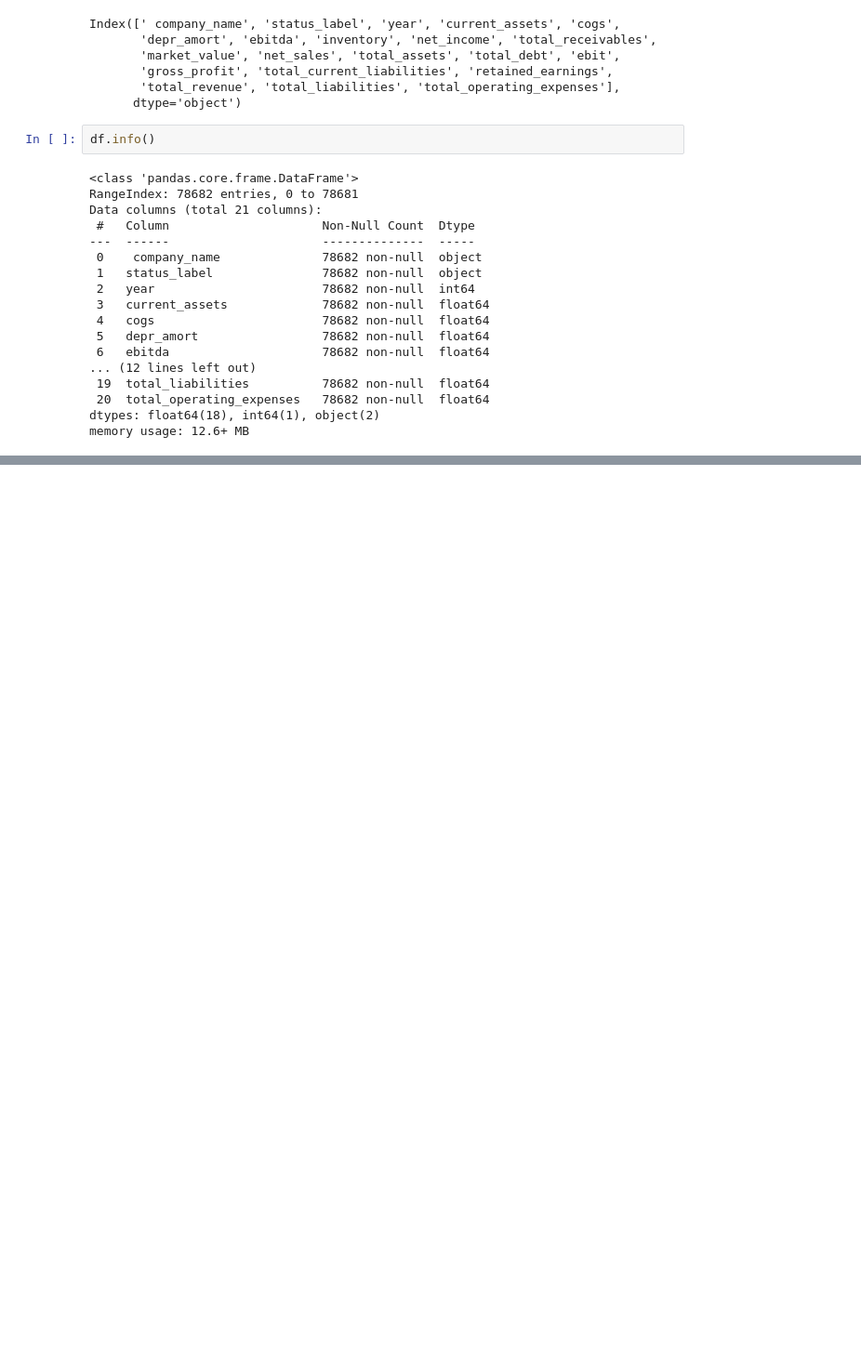
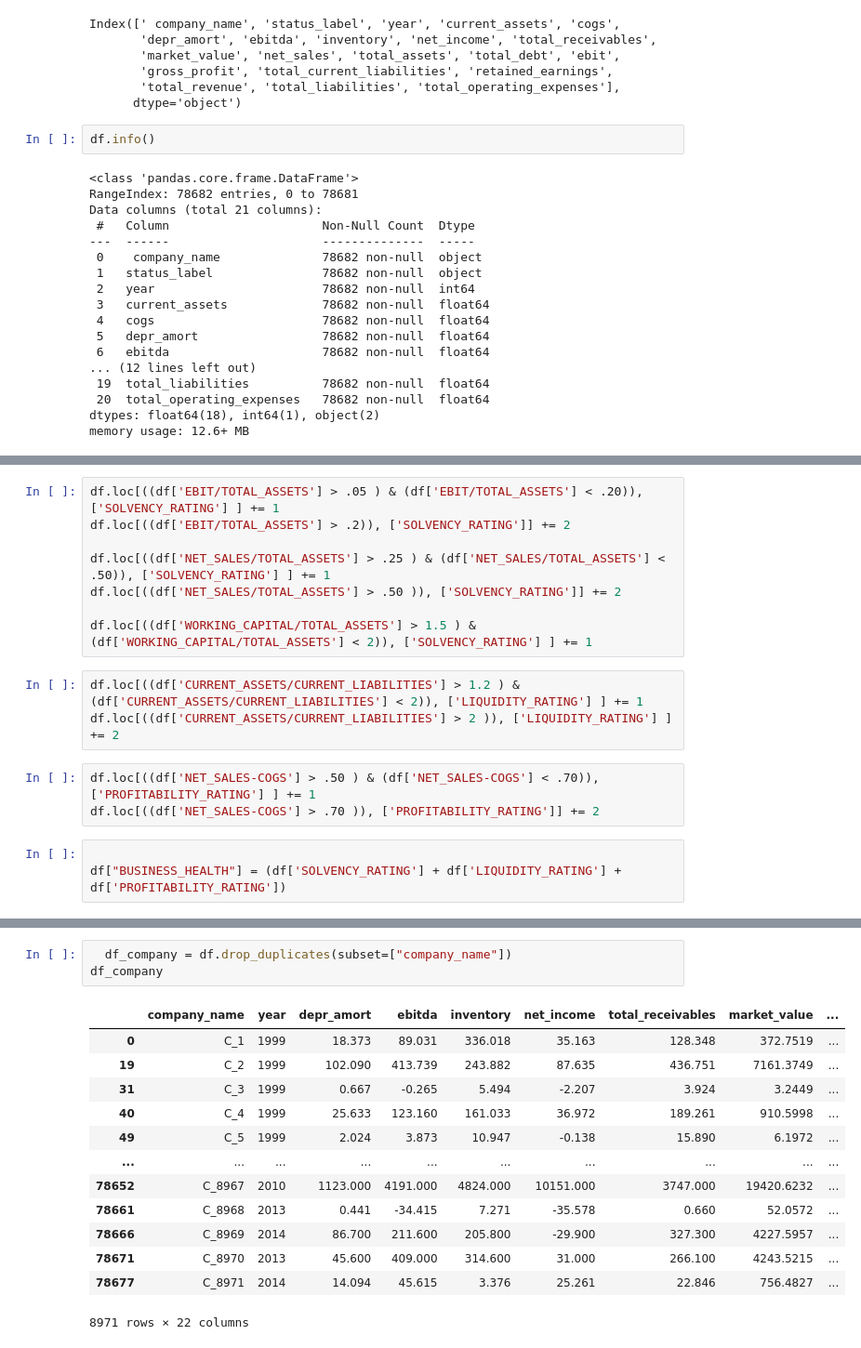
Before and after one commit to ScottHills-Deloitte/Group09_Feb06_Capstone, a Jupyter notebook: Untitled.ipynb, the cells around one changed output, grey strips where cells are left out. Shown at 93% size. Saved outputs shown, nothing was run; the diff lists cells and outputs as text; blank space fills up the shorter version.

```diff
--- a/Untitled.ipynb
+++ b/Untitled.ipynb
@@ -110,0 +106,17 @@ new
+# %%
+df.loc[((df['EBIT/TOTAL_ASSETS'] > .05 ) & (df['EBIT/TOTAL_ASSETS'] < .20)), ['SOLVENCY_RATING'] ] += 1
+df.loc[((df['EBIT/TOTAL_ASSETS'] > .2)), ['SOLVENCY_RATING']] += 2
+
+df.loc[((df['NET_SALES/TOTAL_ASSETS'] > .25 ) & (df['NET_SALES/TOTAL_ASSETS'] < .50)), ['SOLVENCY_RATING'] ] += 1
+df.loc[((df['NET_SALES/TOTAL_ASSETS'] > .50 )), ['SOLVENCY_RATING']] += 2
+
+df.loc[((df['WORKING_CAPITAL/TOTAL_ASSETS'] > 1.5 ) & (df['WORKING_CAPITAL/TOTAL_ASSETS'] < 2)), ['SOLVENCY_RATING'] ] += 1
+# %%
+df.loc[((df['CURRENT_ASSETS/CURRENT_LIABILITIES'] > 1.2 ) & (df['CURRENT_ASSETS/CURRENT_LIABILITIES'] < 2)), ['LIQUIDITY_RATING'] ] += 1
+df.loc[((df['CURRENT_ASSETS/CURRENT_LIABILITIES'] > 2 )), ['LIQUIDITY_RATING'] ] += 2
+# %%
+df.loc[((df['NET_SALES-COGS'] > .50 ) & (df['NET_SALES-COGS'] < .70)), ['PROFITABILITY_RATING'] ] += 1
+df.loc[((df['NET_SALES-COGS'] > .70 )), ['PROFITABILITY_RATING']] += 2
+# %%
+
+df["BUSINESS_HEALTH"] = (df['SOLVENCY_RATING'] + df['LIQUIDITY_RATING'] + df['PROFITABILITY_RATING'])
@@ -110,0 +137,17 @@ new
+# %%
+  df_company = df.drop_duplicates(subset=["company_name"])
+df_company
+# %% [output]
+|  | company_name | year | depr_amort | ebitda | inventory | net_income | total_receivables | market_value | ... |
+| 0 | C_1 | 1999 | 18.373 | 89.031 | 336.018 | 35.163 | 128.348 | 372.7519 | ... |
+| 19 | C_2 | 1999 | 102.090 | 413.739 | 243.882 | 87.635 | 436.751 | 7161.3749 | ... |
+| 31 | C_3 | 1999 | 0.667 | -0.265 | 5.494 | -2.207 | 3.924 | 3.2449 | ... |
+| 40 | C_4 | 1999 | 25.633 | 123.160 | 161.033 | 36.972 | 189.261 | 910.5998 | ... |
+| 49 | C_5 | 1999 | 2.024 | 3.873 | 10.947 | -0.138 | 15.890 | 6.1972 | ... |
+| ... | ... | ... | ... | ... | ... | ... | ... | ... | ... |
+| 78652 | C_8967 | 2010 | 1123.000 | 4191.000 | 4824.000 | 10151.000 | 3747.000 | 19420.6232 | ... |
+| 78661 | C_8968 | 2013 | 0.441 | -34.415 | 7.271 | -35.578 | 0.660 | 52.0572 | ... |
+| 78666 | C_8969 | 2014 | 86.700 | 211.600 | 205.800 | -29.900 | 327.300 | 4227.5957 | ... |
+| 78671 | C_8970 | 2013 | 45.600 | 409.000 | 314.600 | 31.000 | 266.100 | 4243.5215 | ... |
+| 78677 | C_8971 | 2014 | 14.094 | 45.615 | 3.376 | 25.261 | 22.846 | 756.4827 | ... |
+8971 rows × 22 columns
```
Also changed, not shown: parts of 30 cells of this notebook.
